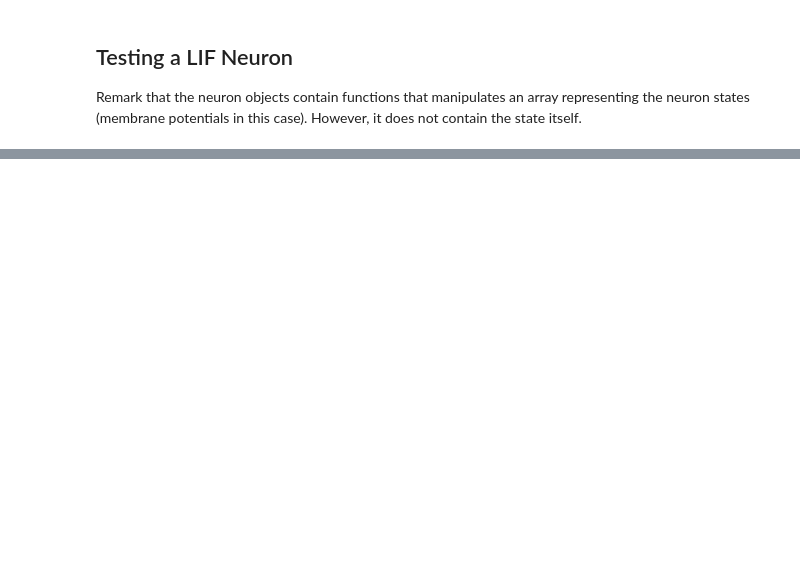
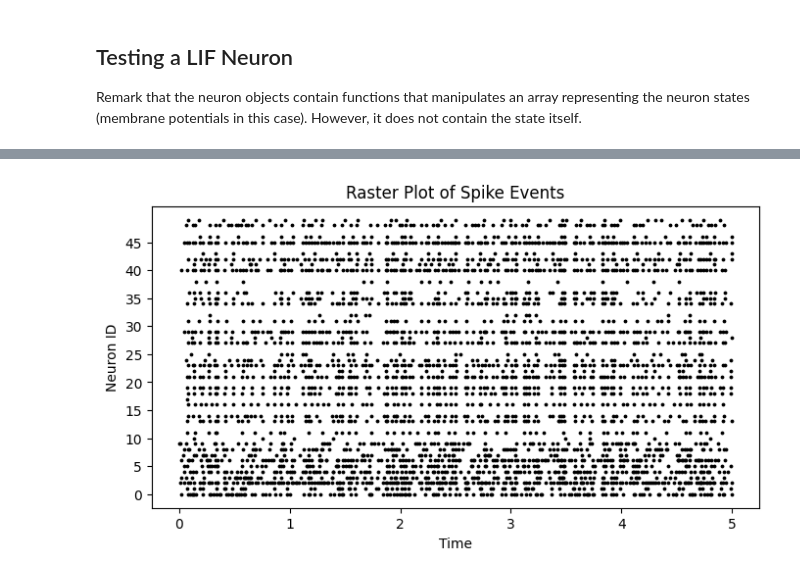
Before and after one commit to Eric-OG/snnblaze, a Jupyter notebook: examples/simple_network.ipynb, the cells around one changed output, grey strips where cells are left out. Saved outputs shown, nothing was run; the diff lists cells and outputs as text; code cells hidden in the pictures; blank space fills up the shorter version.

```diff
--- a/examples/simple_network.ipynb
+++ b/examples/simple_network.ipynb
@@ -47,0 +50,6 @@ Last spike time after surpassing threshold: [2.]
+# %%
+monitor = pb.SpikeMonitor()
+monitor.on_spike(0, 2)
+monitor.on_spike(1, 4)
+monitor.on_spike(2, 5)
+monitor.spike_list
@@ -47,0 +95,25 @@ Last spike time after surpassing threshold: [2.]
+# %%
+import random
+
+# Parameters
+num_neurons = 50
+connection_prob = 0.1
+weight_range_exc = (5, 10)  # Weight range for excitatory neurons
+weight_range_inh = (-30, -5)  # Weight range for inhibitory neurons
+delay_range = (0.001, 0.002)
+inhibitory_ratio = 0.2
+num_inhibitory = int(num_neurons * inhibitory_ratio)
+
+# Generate the Erdős–Rényi random graph with random weights and delays
+graph = []
+for pre in range(num_neurons):
+    for post in range(num_neurons):
+        if pre != post:
+            if random.random() < connection_prob:
+                # Determine if the presynaptic neuron is inhibitory
+                if pre >= num_neurons - num_inhibitory:
+                    weight = random.uniform(*weight_range_inh)
+                else:
+                    weight = random.uniform(*weight_range_exc)
+                delay = random.uniform(*delay_range)
+                graph.append((pre, post, weight, delay))
@@ -47,0 +158,16 @@ Last spike time after surpassing threshold: [2.]
+# %%
+import matplotlib.pyplot as plt
+
+# Plotting spike events
+spike_times = [t for t, n in monitor.spike_list]
+neuron_ids = [n for t, n in monitor.spike_list]
+
+plt.figure(figsize=(8, 4))
+plt.scatter(spike_times, neuron_ids, c='black', marker='o', s=3)
+plt.xlabel('Time')
+plt.ylabel('Neuron ID')
+plt.title('Raster Plot of Spike Events')
+plt.yticks(range(0, num_neurons, num_neurons//10))  # Show every 10th neuron ID
+plt.show()
+# %% [output]
+[figure, added]
```
Also changed, not shown: parts of 11 cells of this notebook, 7 other files.
